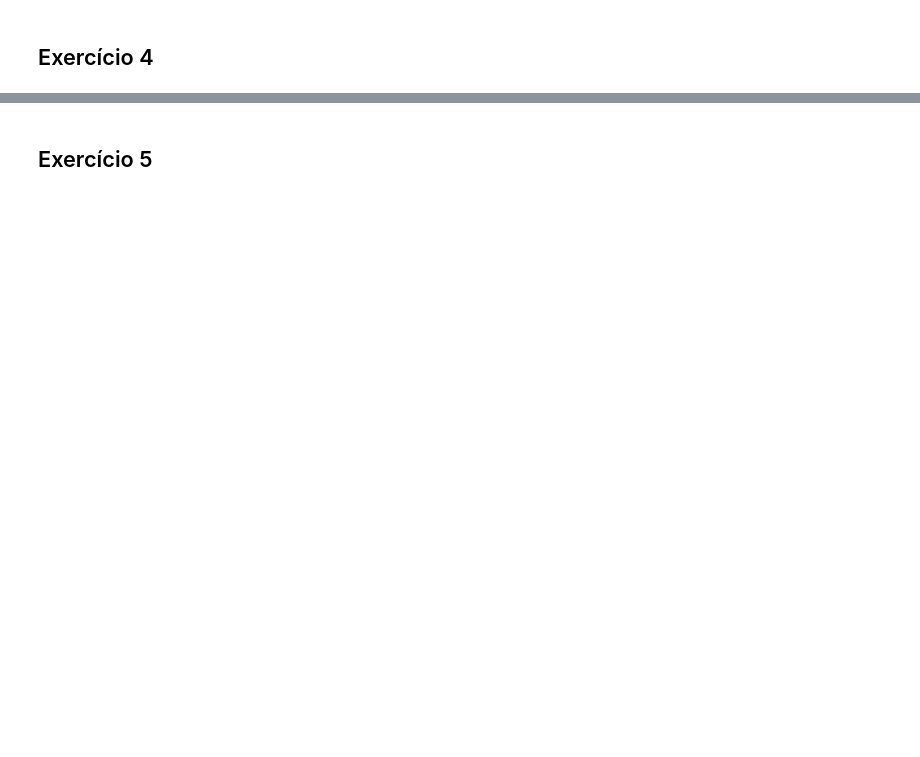
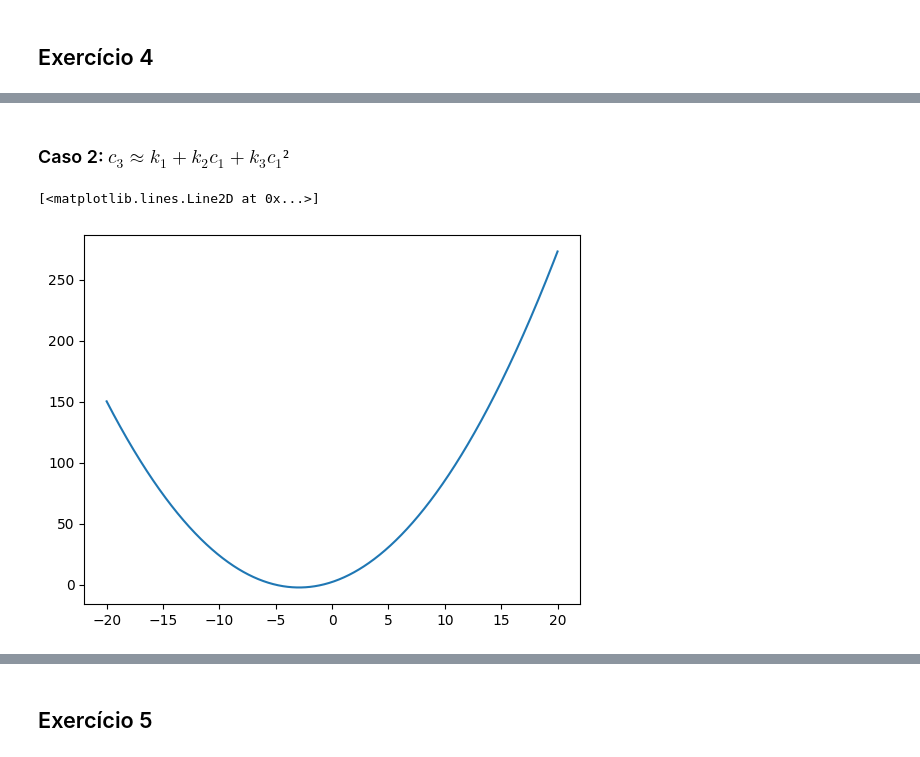
Before and after one commit to heloisaPazeti/Calc_Numeric, a Jupyter notebook: Exercicios/Lista_5.ipynb, the cells around one changed output, grey strips where cells are left out. Saved outputs shown, nothing was run; the diff lists cells and outputs as text; code cells hidden in the pictures; blank space fills up the shorter version.

```diff
--- a/Exercicios/Lista_5.ipynb
+++ b/Exercicios/Lista_5.ipynb
@@ -112,0 +176,32 @@ CalculateAndPlot(10, x2, y2, 'cubic')
+# %% [markdown]
+### Caso 2: $c_3 \approx k_1 + k_2c_1 + k_3c_1²$
+# %%
+# TESTING VALUES - Montando caso 1: c_3 approx k1 + k2c_1 + k3c_1²
+
+A = np.zeros(shape=(100,3))
+At = np.zeros(shape=(100,3))
+A[:, 0] = 1
+A[:, 1] = c1
+
+for i in range(len(data)-1):
+    A[i][2] = (float(c1[i]))**2
+
+# B = A^t @ A => matriz quadrada
+A_t=np.transpose(A)
+B=A_t@A
+
+# A^t Ac = A^t y -> Bc = A^t @ y
+y = np.zeros(shape=(100,1))
+y[:,0] = c3
+
+# Descobrindo a 'matriz' de coeficientes dos polinômios
+c = np.linalg.solve(B,(A_t@y))
+
+# Avaliando em diversos pontos
+x_graph = np.linspace(-20, 20, 1000)
+y_graph = np.polyval(c, x_graph)
+
+plt.plot(x_graph, y_graph)
+# %% [output]
+[<matplotlib.lines.Line2D at 0x...>]
+[figure, added]
```
Also changed, not shown: parts of 11 cells of this notebook, 2 other files.
